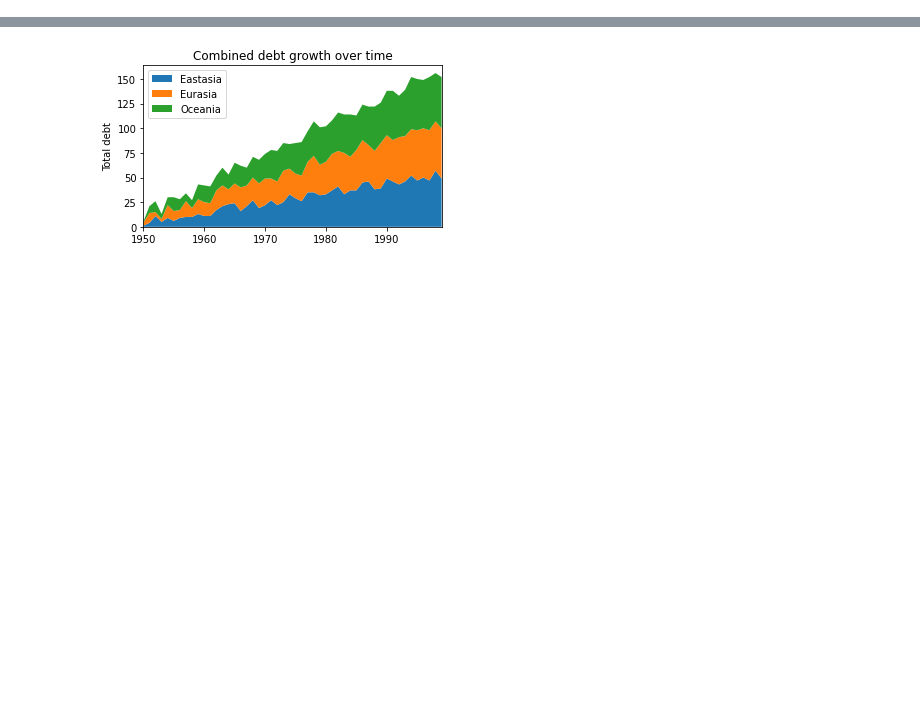
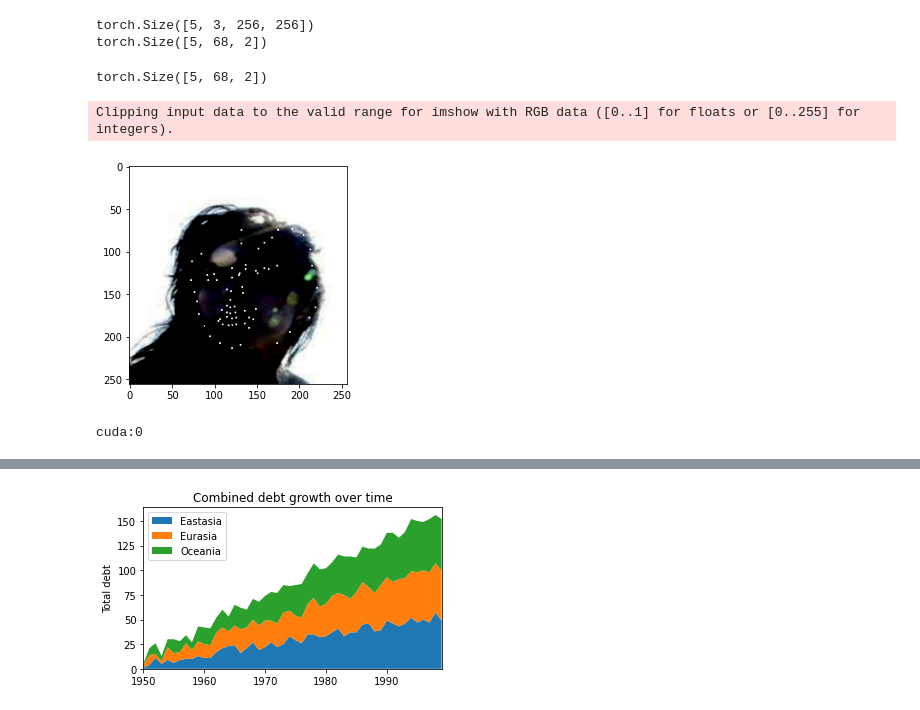
Before and after one commit to YaroslavBespalov/unsupervised_segmentation, a Jupyter notebook: examples/data.ipynb, the cells around one changed output, grey strips where cells are left out. Cells and saved outputs as stored; diff of their text form; code cells hidden in the pictures; blank space fills up the shorter version.

```diff
--- a/examples/data.ipynb
+++ b/examples/data.ipynb
@@ -24,0 +50,24 @@ import matplotlib.pyplot as plt
+# %%
+class CelebaWithLandmarks(Dataset):
+    def __init__(self):
+        self.landmarks_path = "/raid/data/celeba_landmarks"
+        self.img_names = [img[:-4] for img in os.listdir(os.path.join(self.landmarks_path))]
+        self.img_path = "/raid/data/celeba/img_align_celeba/"
+
+        self.img_transform = albumentations.Compose([
+            albumentations.Resize(256, 256),
+            albumentations.Normalize(mean=[0.5, 0.5, 0.5], std=[0.5, 0.5, 0.5]),
+            AlbToTensor()
+        ])
+
+    def __getitem__(self, index):
+        image = np.array(Image.open(os.path.join(self.img_path, self.img_names[index] + '.jpg')).convert('RGB'))
+        dict_transfors = self.img_transform(image=image)
+        image = dict_transfors['image']
+        landmarks = np.load(os.path.join(self.landmarks_path + '/', self.img_names[index] +'.npy'))
+        return image, landmarks[0], self.img_names[index]
+
+    def __len__(self):
+        return len(self.img_names)
+# %%
+testiruem = DataLoader(CelebaWithLandmarks(),batch_size=1)
@@ -24,0 +76,27 @@ import matplotlib.pyplot as plt
+# %%
+for imgss, landmarks, imgss_name in testiruem:
+    mera = UniformMeasure2D01(landmarks)
+    imw = imgs_with_mask(imgss, UniformMeasure2D01(landmarks).toImage(256))
+    imw = (imw.permute(0,2,3,1)[0].cpu().numpy() + 1) / 2
+    rescaled = (255.0 / imw.max() * (imw - imw.min())).astype(np.uint8)
+    im = Image.fromarray(rescaled)
+    im.save(os.path.join("/raid/data/dz_for_slave/" + imgss_name[0] + ".jpeg"))
+# %%
+print(imgss.shape)
+print(landmarks.shape)
+# %% [output]
+torch.Size([5, 3, 256, 256])
+torch.Size([5, 68, 2])
+# %%
+mera = UniformMeasure2D01(landmarks)
+mera.coord.shape
+# %% [output]
+torch.Size([5, 68, 2])
+# %%
+imw = imgs_with_mask(imgss, UniformMeasure2D01(landmarks).toImage(256))
+imw = imw.permute(0,2,3,1)[0].cpu().numpy()
+plt.imshow(imw)
+plt.show()
+# %% [output]
+Clipping input data to the valid range for imshow with RGB data ([0..1] for floats or [0..255] for integers).
+[figure, added]
@@ -24,0 +143,10 @@ import matplotlib.pyplot as plt
+# %%
+device = torch.device("cuda:0" if torch.cuda.is_available() else "cpu")
+print(device)
+torch.cuda.set_device(device)
+
+encoder_HG = HG_softmax2020(num_classes=68, heatmap_size=64)
+encoder_HG.load_state_dict(torch.load("/raid/data/saved_models/hg2_e29.pt", map_location="cpu"))
+encoder_HG = encoder_HG.cuda()
+# %% [output]
+cuda:0
```
Also changed, not shown: parts of 17 cells of this notebook, 12 other files.
